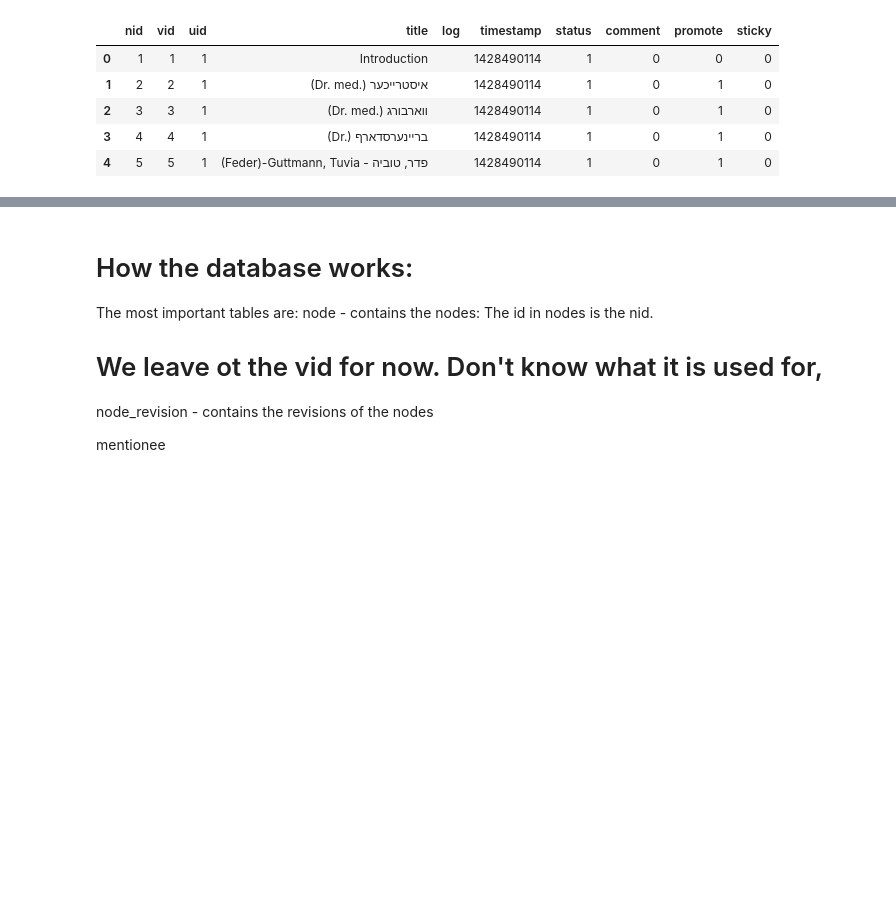
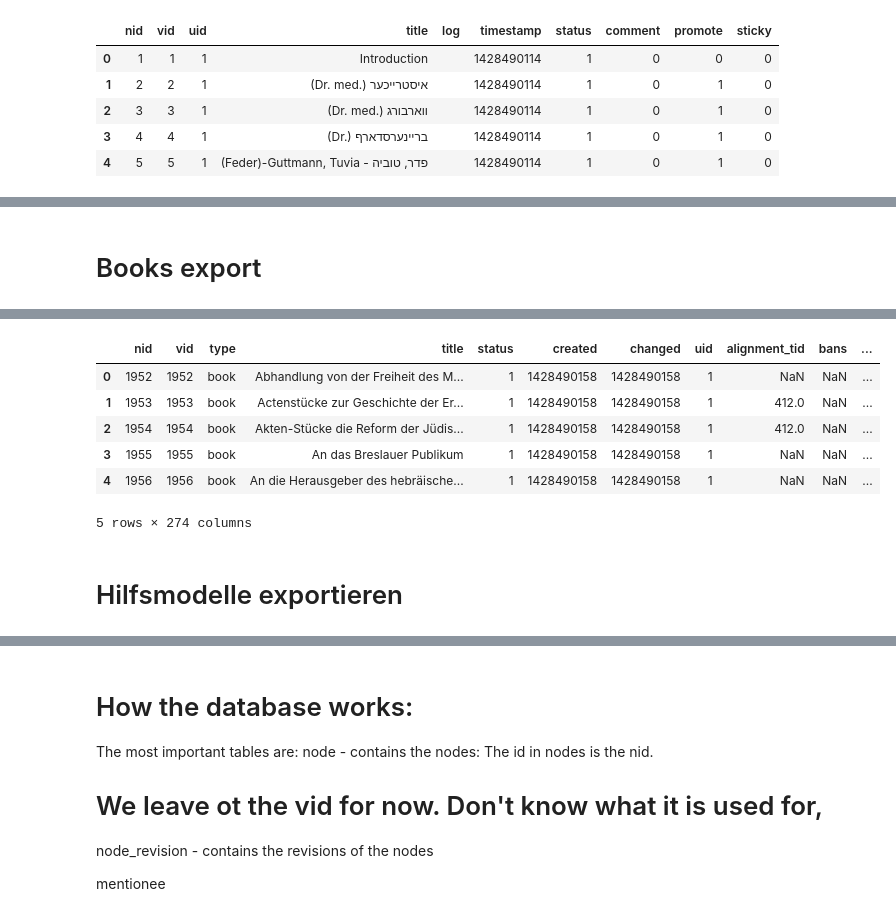
Before and after one commit to judaicalink/haskala, a Jupyter notebook: research/haskala.ipynb, the cells around one changed output, grey strips where cells are left out. Cells and saved outputs as stored; diff of their text form; code cells hidden in the pictures; blank space fills up the shorter version.

Commit message:
exports working

```diff
--- a/research/haskala.ipynb
+++ b/research/haskala.ipynb
@@ -197,0 +973,4 @@ Book:
+# %%
+from sqlalchemy import create_engine
+engine = create_engine( f'mysql+pymysql://{DB_USER}:{DB_PASSWORD}@{DB_HOST}/{DB_NAME}')
+db_connection = engine.connect()
@@ -197,0 +1134,60 @@ Book:
+# %% [markdown]
+# Books export
+# %%
+import pandas as pd
+import re
+
+# 1. Basis: alle Nodes vom Typ 'book'
+books = pd.read_sql(
+    """
+    SELECT nid, vid, type, title, status, created, changed, uid
+    FROM node
+    WHERE type = 'book'
+    """,
+    con=db_connection,
+)
+
+# 2. Metadaten nur für bundle 'book'
+books_meta = bundle_field_meta[bundle_field_meta['bundle'] == 'book'].copy()
+
+field_bases_book = sorted(books_meta['field_base'].unique())
+
+print("Felder für bundle 'book':", len(field_bases_book))
+
+for field_base in field_bases_book:
+    subset = books_meta[books_meta['field_base'] == field_base]
+
+    table_name = subset['storage_table'].iloc[0]
+    field_columns = subset['field_column'].unique().tolist()
+
+    print(f"  -> Merge {field_base} aus {table_name} ({', '.join(field_columns)})")
+
+    sql = f"""
+    SELECT entity_id AS nid, {", ".join(field_columns)}
+    FROM {table_name}
+    WHERE entity_type = 'node'
+      AND bundle = 'book'
+      AND deleted = 0
+      AND delta = 0
+    """
+    field_df = pd.read_sql(sql, con=db_connection)
+
+    books = books.merge(field_df, on='nid', how='left')
+
+print("Gesamte Büchertabelle hat Spalten:", len(books.columns))
+
+# 3. Spalten sinnvoll umbenennen
+rename_map = {}
+for col in books.columns:
+    if col.startswith("field_"):
+        new = col
+        new = re.sub(r"^field_", "", new)
+        new = re.sub(r"_value$", "", new)
+        rename_map[col] = new
+
+books = books.rename(columns=rename_map)
+
+# 4. Exportieren
+books.to_csv("export/books_for_django.csv", index=False)
+books.head()
+# %% [output]
@@ -197,0 +1211,9 @@ Book:
+|  | nid | vid | type | title | status | created | changed | uid | alignment_tid | bans | ... |
+| 0 | 1952 | 1952 | book | Abhandlung von der Freiheit des M... | 1 | 1428490158 | 1428490158 | 1 | NaN | NaN | ... |
+| 1 | 1953 | 1953 | book | Actenstücke zur Geschichte der Er... | 1 | 1428490158 | 1428490158 | 1 | 412.0 | NaN | ... |
+| 2 | 1954 | 1954 | book | Akten-Stücke die Reform der Jüdis... | 1 | 1428490158 | 1428490158 | 1 | 412.0 | NaN | ... |
+| 3 | 1955 | 1955 | book | An das Breslauer Publikum | 1 | 1428490158 | 1428490158 | 1 | NaN | NaN | ... |
+| 4 | 1956 | 1956 | book | An die Herausgeber des hebräische... | 1 | 1428490158 | 1428490158 | 1 | NaN | NaN | ... |
+5 rows × 274 columns
+# %% [markdown]
+# Hilfsmodelle exportieren
```
Also changed, not shown: parts of 133 cells of this notebook.
